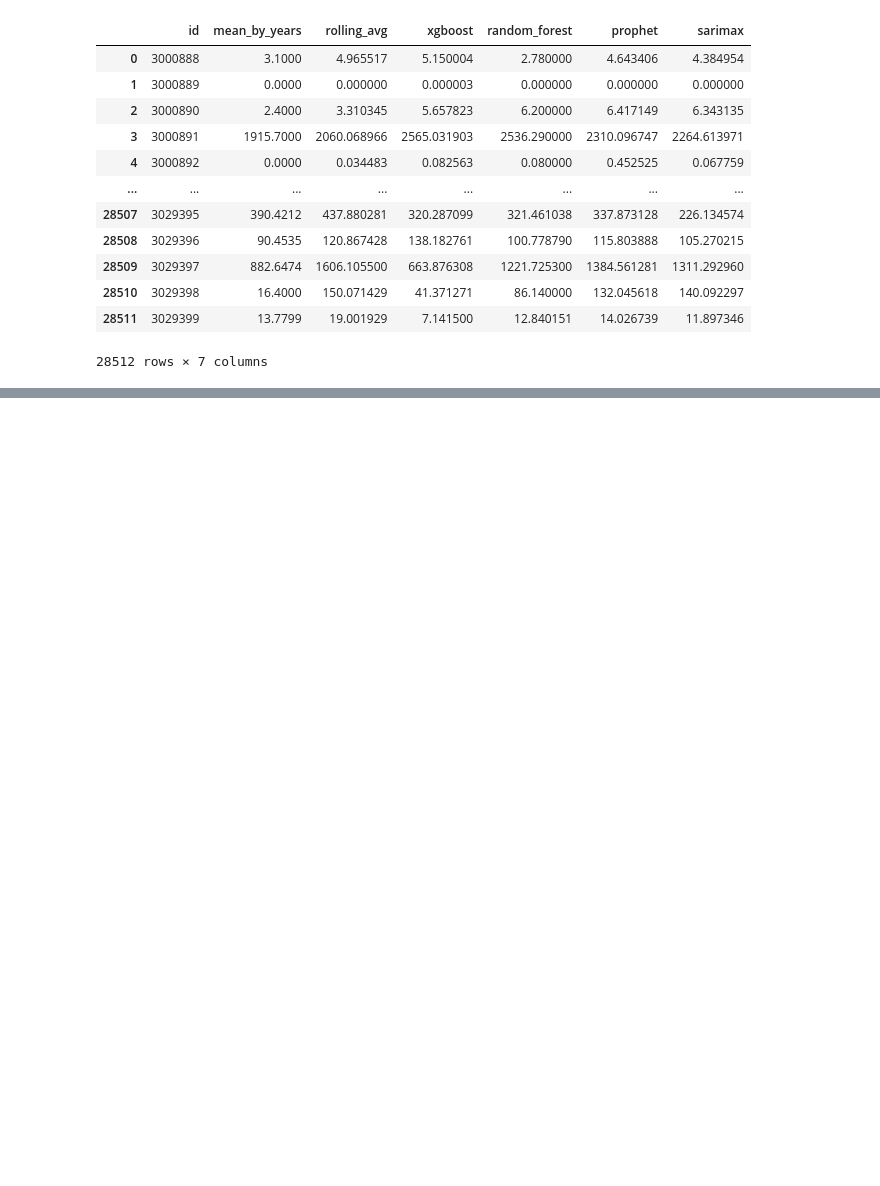
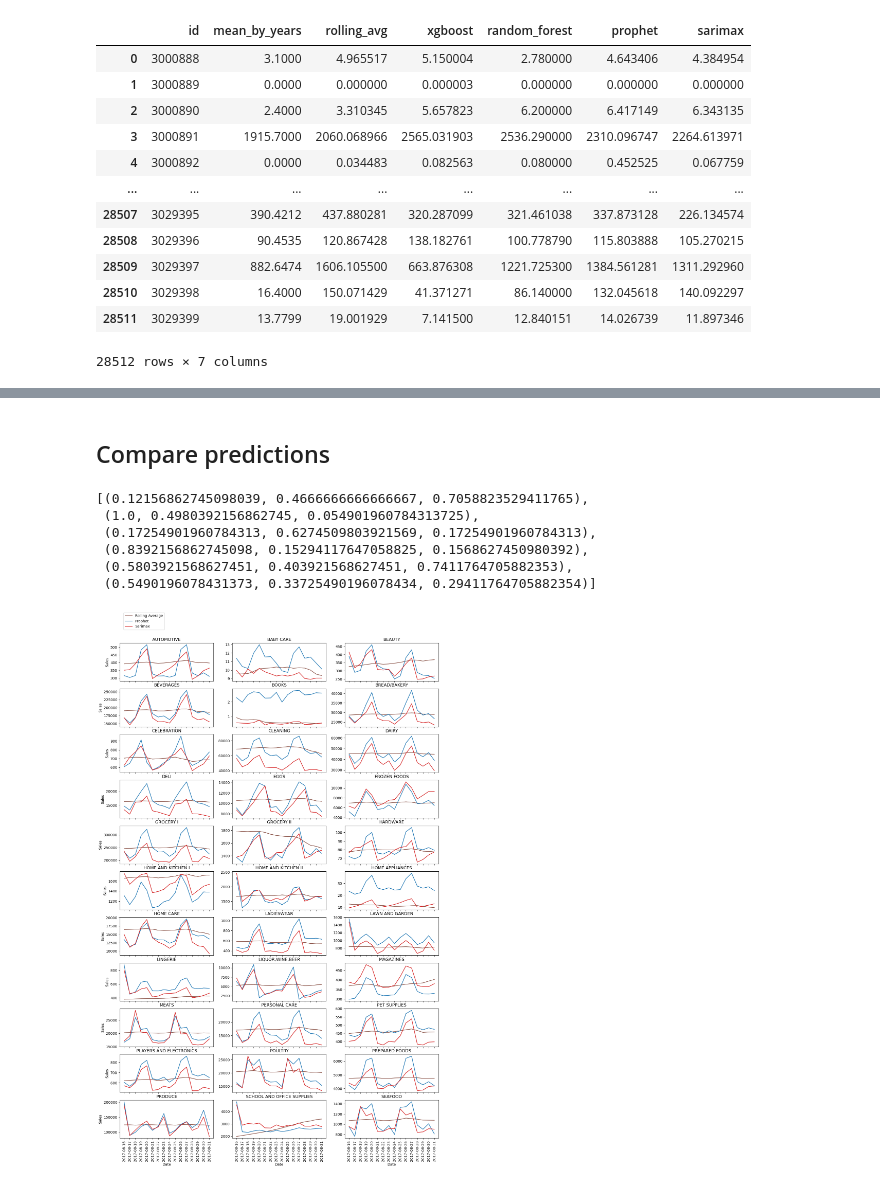
Before and after one commit to arielxinsu/Erdos_Grocery_Sales, a Jupyter notebook: Master/Models/Combined Model.ipynb, the cells around one changed output, grey strips where cells are left out. Cells and saved outputs as stored; diff of their text form; code cells hidden in the pictures; blank space fills up the shorter version.

Commit message:
More submissions and visuals

```diff
--- a/Master/Models/Combined Model.ipynb
+++ b/Master/Models/Combined Model.ipynb
@@ -100,0 +99,61 @@ submission.to_csv("../Predictions/submission_weighted_0-1-0-0-1-1.csv", index =
+# %% [markdown]
+## Compare predictions
+# %%
+# Set up some date for plotting
+
+# Use to match id columns to original dates
+test = pd.read_csv('../../Data/competition_data/test.csv')
+test = pd.merge(test, all_submissions,on='id')
+
+# Test dates
+dates = pd.Series(pd.date_range(start='8/16/2017', end='8/31/2017',freq='D')).astype('str')
+# List of product families
+families = test['family'].unique()
+
+# Colors
+colors = sns.color_palette("tab10", 6)
+colors
+# %% [output]
+[(0.12156862745098039, 0.4666666666666667, 0.7058823529411765),
+ (1.0, 0.4980392156862745, 0.054901960784313725),
+ (0.17254901960784313, 0.6274509803921569, 0.17254901960784313),
+ (0.8392156862745098, 0.15294117647058825, 0.1568627450980392),
+ (0.5803921568627451, 0.403921568627451, 0.7411764705882353),
+ (0.5490196078431373, 0.33725490196078434, 0.29411764705882354)]
+# %%
+# Plot sales predictions between different models
+
+fig, ax = plt.subplots(nrows=11,ncols=3,figsize=(16,25),sharex=True)
+
+for index,family in enumerate(families):
+    # index//3 gives axis row number to plot
+    # index%3 gives axis column number to plot
+
+    if index!=32:
+        # Comment in/out models to compare them.
+        #ax[index//3,index%3].plot(dates,test[ test['family']==family].groupby('date').mean_by_years.sum(),color=colors[4])
+        ax[index//3,index%3].plot(dates,test[ test['family']==family].groupby('date').rolling_avg.sum(),color=colors[5])
+        #ax[index//3,index%3].plot(dates,test[ test['family']==family].groupby('date').xgboost.sum(),color=colors[1])
+        #ax[index//3,index%3].plot(dates,test[ test['family']==family].groupby('date').random_forest.sum(), color=colors[2])
+        ax[index//3,index%3].plot(dates,test[ test['family']==family].groupby('date').prophet.sum(),color=colors[0])
+        ax[index//3,index%3].plot(dates,test[ test['family']==family].groupby('date').sarimax.sum(),color=colors[3])
+    else:
+        #ax[index//3,index%3].plot(dates,test[ test['family']==family].groupby('date').mean_by_years.sum(),label='Mean by Year',color=colors[4])
+        ax[index//3,index%3].plot(dates,test[ test['family']==family].groupby('date').rolling_avg.sum(),label='Rolling Average',color=colors[5])
+        #ax[index//3,index%3].plot(dates,test[ test['family']==family].groupby('date').xgboost.sum(),label='XGBoost',color=colors[1])
+        #ax[index//3,index%3].plot(dates,test[ test['family']==family].groupby('date').random_forest.sum(),label='Random Forest', color=colors[2])
+        ax[index//3,index%3].plot(dates,test[ test['family']==family].groupby('date').prophet.sum(),label='Prophet',color=colors[0])
+        ax[index//3,index%3].plot(dates,test[ test['family']==family].groupby('date').sarimax.sum(),label='Sarimax',color=colors[3])
+
+    # Customize plot
+    ax[index//3,index%3].set_title(f'{family}')
+    if (index//3)==10:
+        ax[index//3,index%3].set_xlabel('Date')
+        ax[index//3,index%3].set_xticks(ticks=dates,labels=dates, rotation=90)
+    if (index%3)==0:
+        ax[index//3,index%3].set_ylabel('Sales')
+
+fig.legend(loc='upper left', bbox_to_anchor=(0.13, 0.93))
+plt.show()
+# %% [output]
+[figure, added]
```
Also changed, not shown: parts of 9 cells of this notebook, 2 other files.
